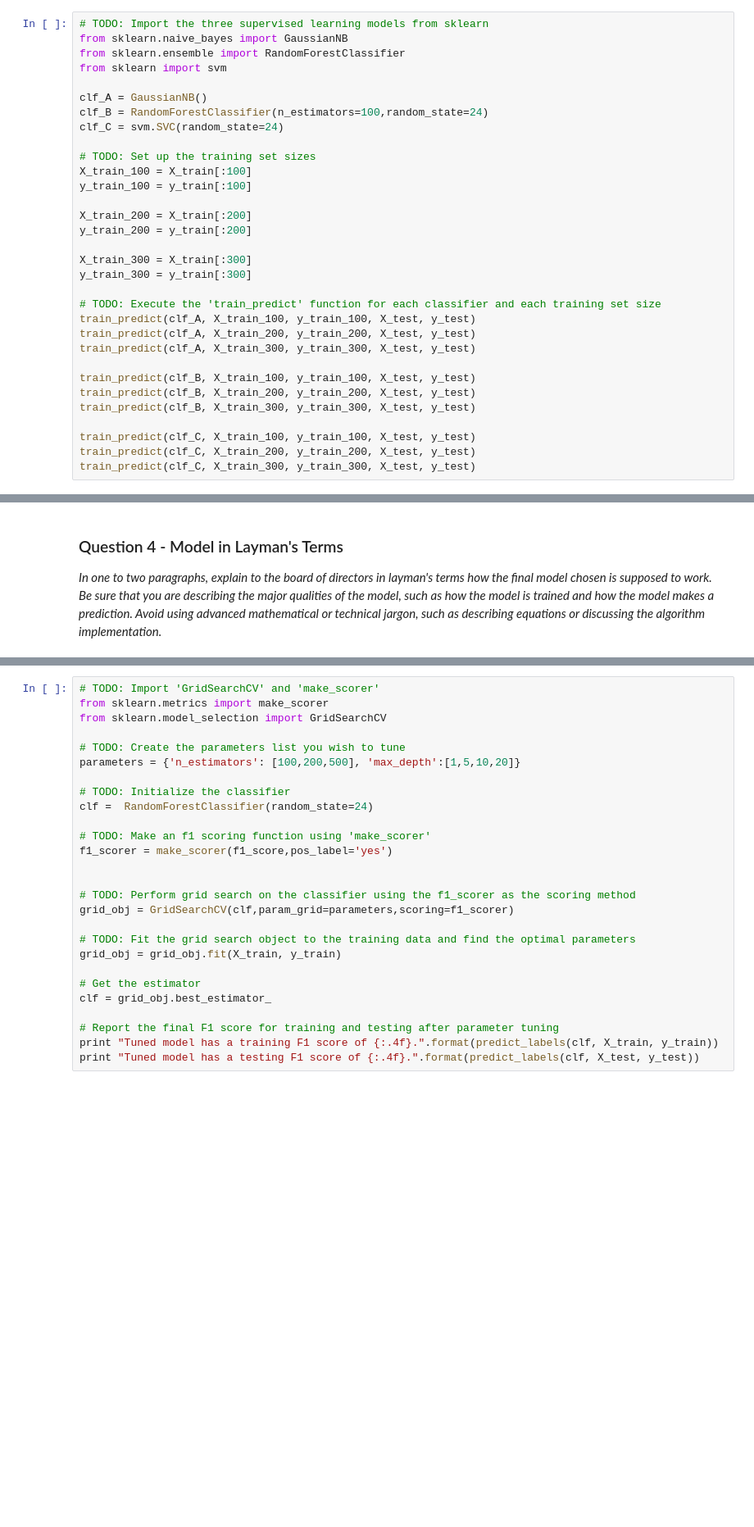
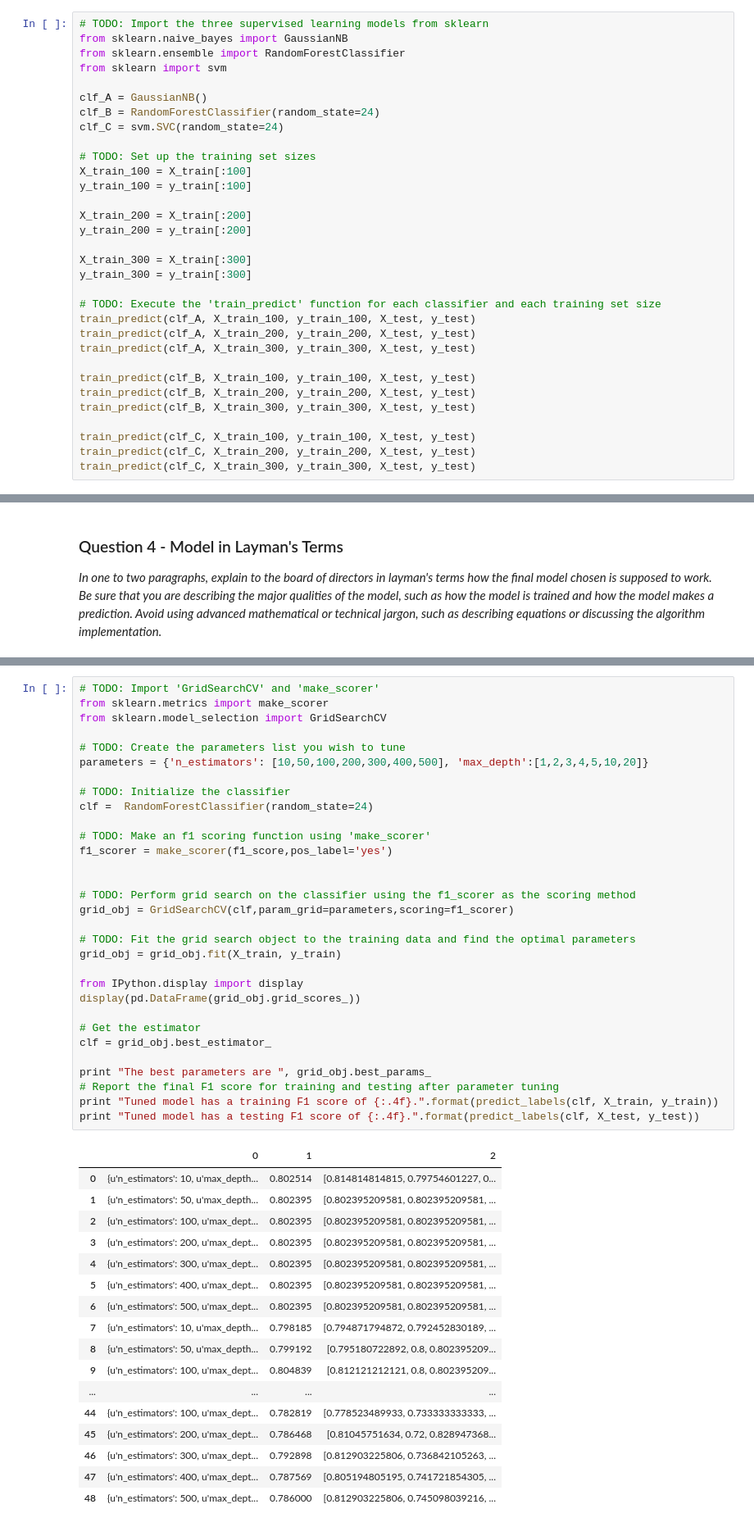
Before and after one commit to radhakrishnavuppala/student_intervention, a Jupyter notebook: student_intervention.ipynb, the cells around one changed output, grey strips where cells are left out. Shown at 82% size. Drawn from its saved outputs; the diff is of its cells as text; blank space fills up the shorter version.

```diff
--- a/student_intervention.ipynb
+++ b/student_intervention.ipynb
@@ -444,7 +453,7 @@ from sklearn.ensemble import RandomForestClassifier
 from sklearn import svm
 
 clf_A = GaussianNB()
-clf_B = RandomForestClassifier(n_estimators=100,random_state=24)
+clf_B = RandomForestClassifier(random_state=24)
 clf_C = svm.SVC(random_state=24)
 
 # TODO: Set up the training set sizes
@@ -541,28 +552,49 @@ Fine tune the chosen model. Use grid search (`GridSearchCV`) with at least one i
 # %%
 # TODO: Import 'GridSearchCV' and 'make_scorer'
 from sklearn.metrics import make_scorer
 from sklearn.model_selection import GridSearchCV
 
 # TODO: Create the parameters list you wish to tune
-parameters = {'n_estimators': [100,200,500], 'max_depth':[1,5,10,20]}
+parameters = {'n_estimators': [10,50,100,200,300,400,500], 'max_depth':[1,2,3,4,5,10,20]}
 
 # TODO: Initialize the classifier
 clf =  RandomForestClassifier(random_state=24)
 
 # TODO: Make an f1 scoring function using 'make_scorer'
 f1_scorer = make_scorer(f1_score,pos_label='yes')
 
 
 # TODO: Perform grid search on the classifier using the f1_scorer as the scoring method
 grid_obj = GridSearchCV(clf,param_grid=parameters,scoring=f1_scorer)
 
 # TODO: Fit the grid search object to the training data and find the optimal parameters
 grid_obj = grid_obj.fit(X_train, y_train)
 
+from IPython.display import display
+display(pd.DataFrame(grid_obj.grid_scores_))
+
 # Get the estimator
 clf = grid_obj.best_estimator_
 
+print "The best parameters are ", grid_obj.best_params_
 # Report the final F1 score for training and testing after parameter tuning
 print "Tuned model has a training F1 score of {:.4f}.".format(predict_labels(clf, X_train, y_train))
 print "Tuned model has a testing F1 score of {:.4f}.".format(predict_labels(clf, X_test, y_test))
 # %% [output]
+|  | 0 | 1 | 2 |
+| 0 | {u'n_estimators': 10, u'max_depth... | 0.802514 | [0.814814814815, 0.79754601227, 0... |
+| 1 | {u'n_estimators': 50, u'max_depth... | 0.802395 | [0.802395209581, 0.802395209581, ... |
+| 2 | {u'n_estimators': 100, u'max_dept... | 0.802395 | [0.802395209581, 0.802395209581, ... |
+| 3 | {u'n_estimators': 200, u'max_dept... | 0.802395 | [0.802395209581, 0.802395209581, ... |
+| 4 | {u'n_estimators': 300, u'max_dept... | 0.802395 | [0.802395209581, 0.802395209581, ... |
+| 5 | {u'n_estimators': 400, u'max_dept... | 0.802395 | [0.802395209581, 0.802395209581, ... |
+| 6 | {u'n_estimators': 500, u'max_dept... | 0.802395 | [0.802395209581, 0.802395209581, ... |
+| 7 | {u'n_estimators': 10, u'max_depth... | 0.798185 | [0.794871794872, 0.792452830189, ... |
+| 8 | {u'n_estimators': 50, u'max_depth... | 0.799192 | [0.795180722892, 0.8, 0.802395209... |
+| 9 | {u'n_estimators': 100, u'max_dept... | 0.804839 | [0.812121212121, 0.8, 0.802395209... |
+| ... | ... | ... | ... |
+| 44 | {u'n_estimators': 100, u'max_dept... | 0.782819 | [0.778523489933, 0.733333333333, ... |
+| 45 | {u'n_estimators': 200, u'max_dept... | 0.786468 | [0.81045751634, 0.72, 0.828947368... |
+| 46 | {u'n_estimators': 300, u'max_dept... | 0.792898 | [0.812903225806, 0.736842105263, ... |
+| 47 | {u'n_estimators': 400, u'max_dept... | 0.787569 | [0.805194805195, 0.741721854305, ... |
+| 48 | {u'n_estimators': 500, u'max_dept... | 0.786000 | [0.812903225806, 0.745098039216, ... |
```
Also changed, not shown: parts of 10 cells of this notebook, 1 other file.
